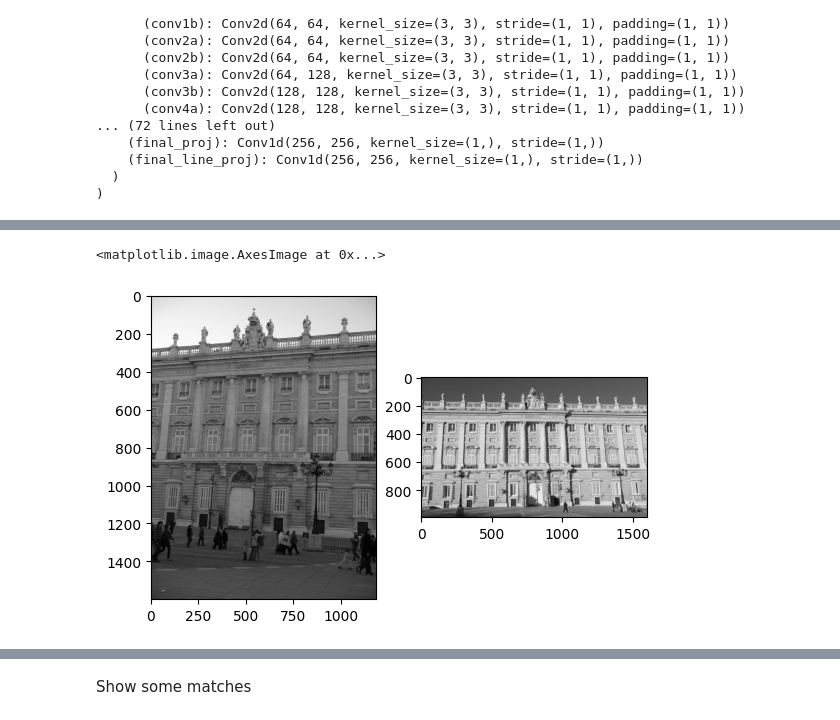
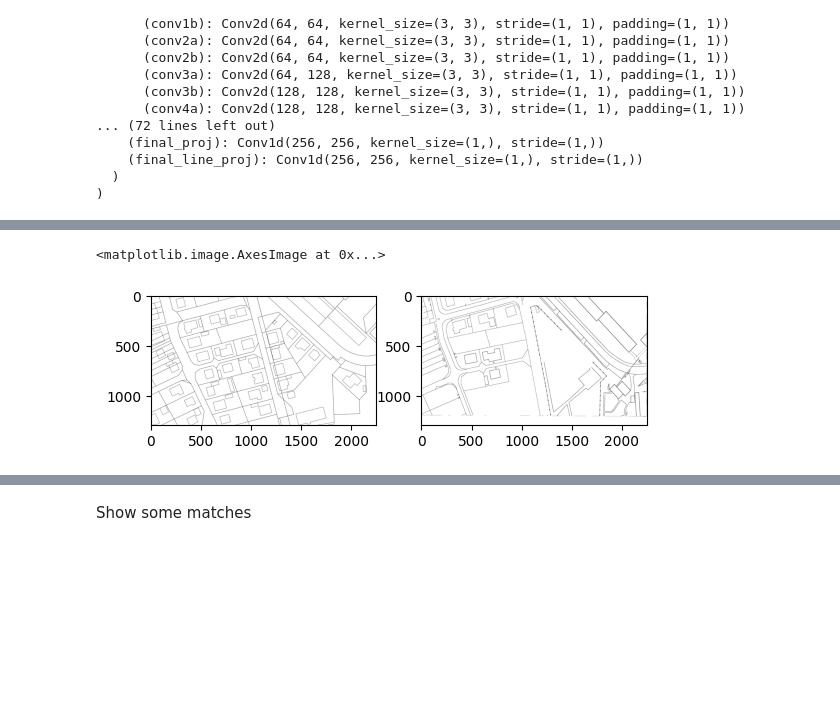
Before and after one commit to ramziourari/asl-recognition, a Jupyter notebook: gluestick_matching_demo.ipynb, the cells around one changed output, grey strips where cells are left out. Drawn from its saved outputs; the diff is of its cells as text; code cells hidden in the pictures; blank space fills up the shorter version.

```diff
--- a/gluestick_matching_demo.ipynb
+++ b/gluestick_matching_demo.ipynb
@@ -19,0 +89,10 @@ Resolving deltas: 100% (26/26), done.
+# %%
+from pathlib import Path
+STADT = "Stendal"
+prefix = "mgb1/"
+BASE_PATH = Path(f"/content/drive/MyDrive/data/{STADT}")
+gpkg_path = BASE_PATH / "Raw_Data.gpkg"
+layers = fiona.listlayers(gpkg_path)
+print("Available layers:")
+for layer in layers:
+    print(f"- {layer}")
@@ -108,15 +304,15 @@ Saving img2.jpg to img2.jpg
 # %%
-img = cv2.imread(img_path0, cv2.IMREAD_GRAYSCALE)
+# img = cv2.imread(img_path0, cv2.IMREAD_GRAYSCALE)
 
-gray0 = cv2.imread(img_path0, 0)
-gray1 = cv2.imread(img_path1, 0)
+gray0 = cv2.imread(str(BASE_PATH / "alkis.png"), 0)
+gray1 = cv2.imread(str(BASE_PATH / "raster.png"), 0)
 
 # Plot them using matplotlib
 f, axarr = plt.subplots(1, 2)
 axarr[0].imshow(gray0, cmap='gray')
 axarr[1].imshow(gray1, cmap='gray')
 # %% [output]
 <matplotlib.image.AxesImage at 0x...>
-[figure, old version]
+[figure, new version]
 # %%
 # Convert images into torch and execute GlueStick💥
```
Also changed, not shown: parts of 21 cells of this notebook.
